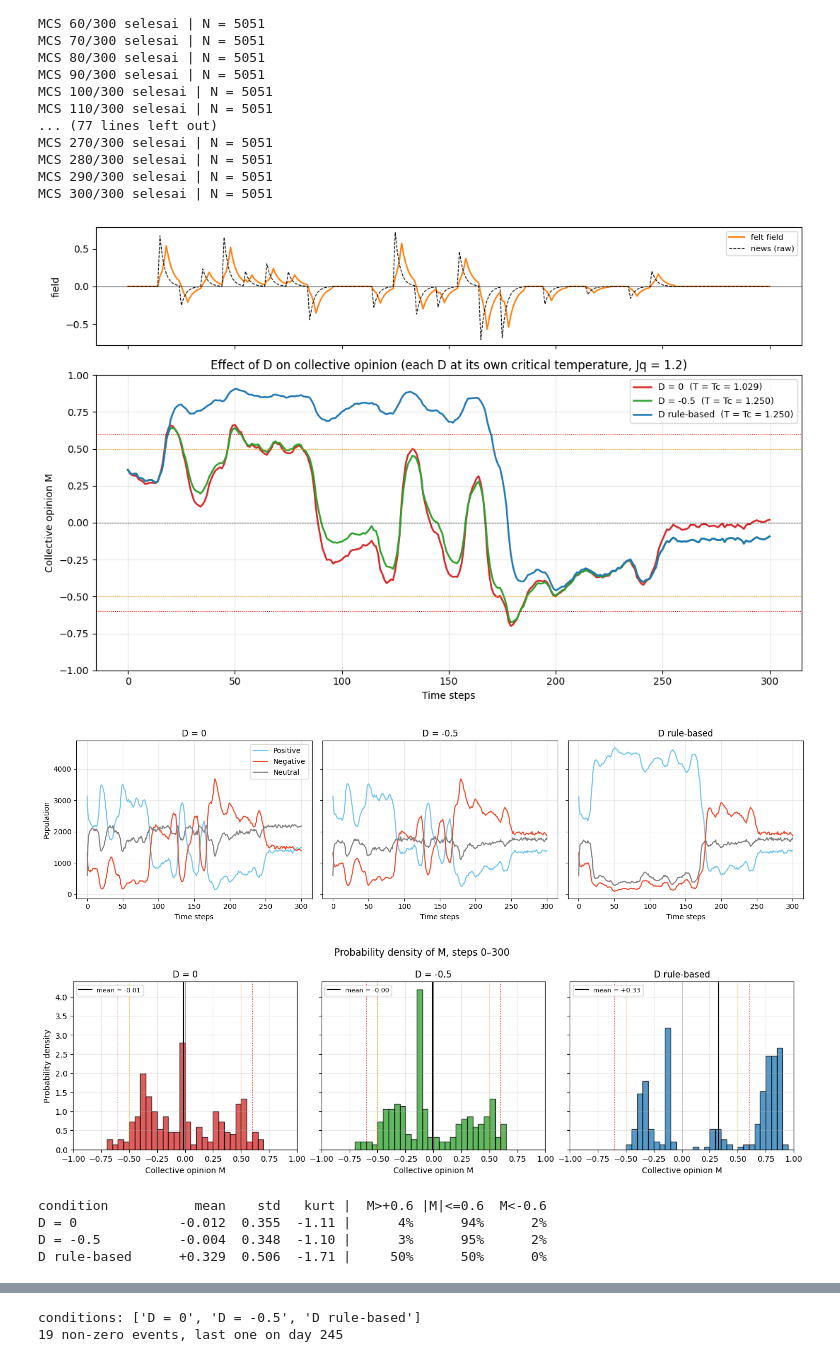
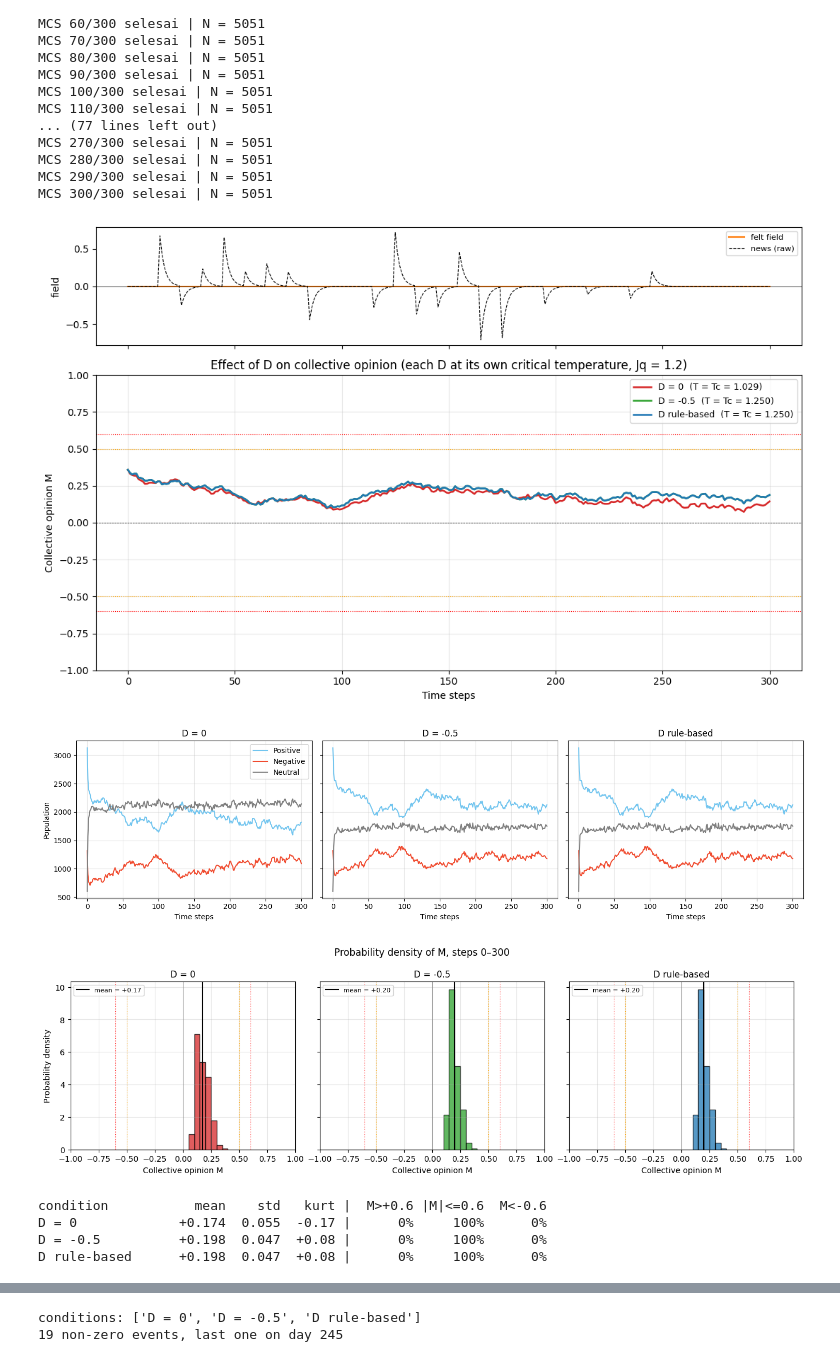
Before and after one commit to fadilaha/Ising-Model-on-Social-Opinion-Dynamic, a Jupyter notebook: Experiment_D_HeatBath_AB_BC_Residual.ipynb, the cells around one changed output, grey strips where cells are left out. Saved outputs shown, nothing was run; the diff lists cells and outputs as text; code cells hidden in the pictures.

```diff
--- a/Experiment_D_HeatBath_AB_BC_Residual.ipynb
+++ b/Experiment_D_HeatBath_AB_BC_Residual.ipynb
@@ -213,7 +213,7 @@ def simulate_open_population(N_up_initial, N_down_initial, N_o, T, h, J, q, Do,
                 h_ext += event_amplitude * np.exp(-news_decay * age)
 
             # Absorbed external field: residual contribution
-            h_felt += event_amplitude * absorption(age, rise=rise, peak=peak, fade_days=event_fade_days, residual=residual)
+            h_felt += 0 * event_amplitude * absorption(age, rise=rise, peak=peak, fade_days=event_fade_days, residual=residual)
 
         ## 2. INTRINSIC GROWTH (TURNED OFF FOR THIS RESEARCH)
         #N = len(spins)
@@ -837,7 +836,7 @@ MCS 300/300 selesai | N = 5051
 import numpy as np
 import matplotlib.pyplot as plt
 
-all_results = np.load("results_D_variationh075.npy", allow_pickle=True).item()
+all_results = np.load("results_D_variationh0.npy", allow_pickle=True).item()
 
 colors = {'D = 0': 'tab:red', 'D = -0.5': 'tab:green', 'D rule-based': 'tab:blue'}
 
@@ -862,7 +861,7 @@ ax1.set_title(f'Effect of D on collective opinion (each D at its own critical te
 ax1.legend(fontsize=9); ax1.grid(alpha=0.3)
 plt.tight_layout(); plt.show()
 # %% [output]
-[figure, old version]
+[figure, new version]
 # %%
 fig, axes = plt.subplots(1, len(all_results), figsize=(5 * len(all_results), 4), sharey=True)
 for ax, (name, r) in zip(axes, all_results.items()):
@@ -873,7 +872,7 @@ for ax, (name, r) in zip(axes, all_results.items()):
 axes[0].set_ylabel('Population'); axes[0].legend()
 plt.tight_layout(); plt.show()
 # %% [output]
-[figure, old version]
+[figure, new version]
 # %%
 # ============================================================
 # COMPARE PROBABILITY DISTRIBUTIONS OF M BETWEEN CONDITIONS
@@ -885,7 +884,7 @@ import matplotlib.pyplot as plt
 from scipy import stats
 
 # ------------------------- SETTINGS -------------------------
-results_file = "results_D_variationh075.npy"   # which experiment to show
+results_file = "results_D_variationh0.npy"   # which experiment to show
 step_start   = 0          # skip the start-up if you want (e.g. 20)
 n_bins       = 40
 colors = {'D = 0': 'tab:red', 'D = -0.5': 'tab:green', 'D rule-based': 'tab:blue'}  # None -> default colours
@@ -903,38 +902,38 @@ for j, (ax, name) in enumerate(zip(axes, names)):
     M = all_results[name]['M'][step_start:]
     col = colors.get(name) if colors else default_cols[j % len(default_cols)]
 
     ax.hist(M, bins=bins, density=True, color=col, alpha=0.75, edgecolor='k', lw=0.3)
     ax.axvline(M.mean(), color='k', lw=1.5, label=f'mean = {M.mean():+.2f}')
 
     # band thresholds
     for s in [1, -1]:
         ax.axvline(s * 0.5, color='orange', ls=':', lw=0.8)
         ax.axvline(s * 0.6, color='red', ls=':', lw=0.8)
     ax.axvline(0, color='grey', lw=0.5)
 
     ax.set_xlim(-1, 1)
     ax.set_title(name, fontsize=11)
     ax.set_xlabel('Collective opinion M')
     ax.legend(fontsize=8, loc='upper left')
     ax.grid(alpha=0.3)
 
 axes[0].set_ylabel('Probability density')
 n_steps = len(all_results[names[0]]['M']) - 1
 fig.suptitle(f'Probability density of M, steps {step_start}–{n_steps}')
 plt.tight_layout(); plt.show()
 
 # ---- numbers for the text ----
 print(f"{'condition':16s} {'mean':>7s} {'std':>6s} {'kurt':>6s} | {'M>+0.6':>7s} {'|M|<=0.6':>8s} {'M<-0.6':>7s}")
 for name in names:
     M = all_results[name]['M'][step_start:]
     print(f"{name:16s} {M.mean():+7.3f} {M.std():6.3f} {stats.kurtosis(M):+6.2f} | "
           f"{np.mean(M > 0.6):7.0%} {np.mean(np.abs(M) <= 0.6):8.0%} {np.mean(M < -0.6):7.0%}")
 # %% [output]
-[figure, old version]
+[figure, new version]
 condition           mean    std   kurt |  M>+0.6 |M|<=0.6  M<-0.6
-D = 0             -0.012  0.355  -1.11 |      4%      94%      2%
-D = -0.5          -0.004  0.348  -1.10 |      3%      95%      2%
-D rule-based      +0.329  0.506  -1.71 |     50%      50%      0%
+D = 0             +0.174  0.055  -0.17 |      0%     100%      0%
+D = -0.5          +0.198  0.047  +0.08 |      0%     100%      0%
+D rule-based      +0.198  0.047  +0.08 |      0%     100%      0%
 # %%
 # ============================================================
 # BIFURCATION COMPARISON FOR THE D-VARIATION, EACH D AT ITS OWN Tc
```
Also changed, not shown: parts of 19 cells of this notebook.
